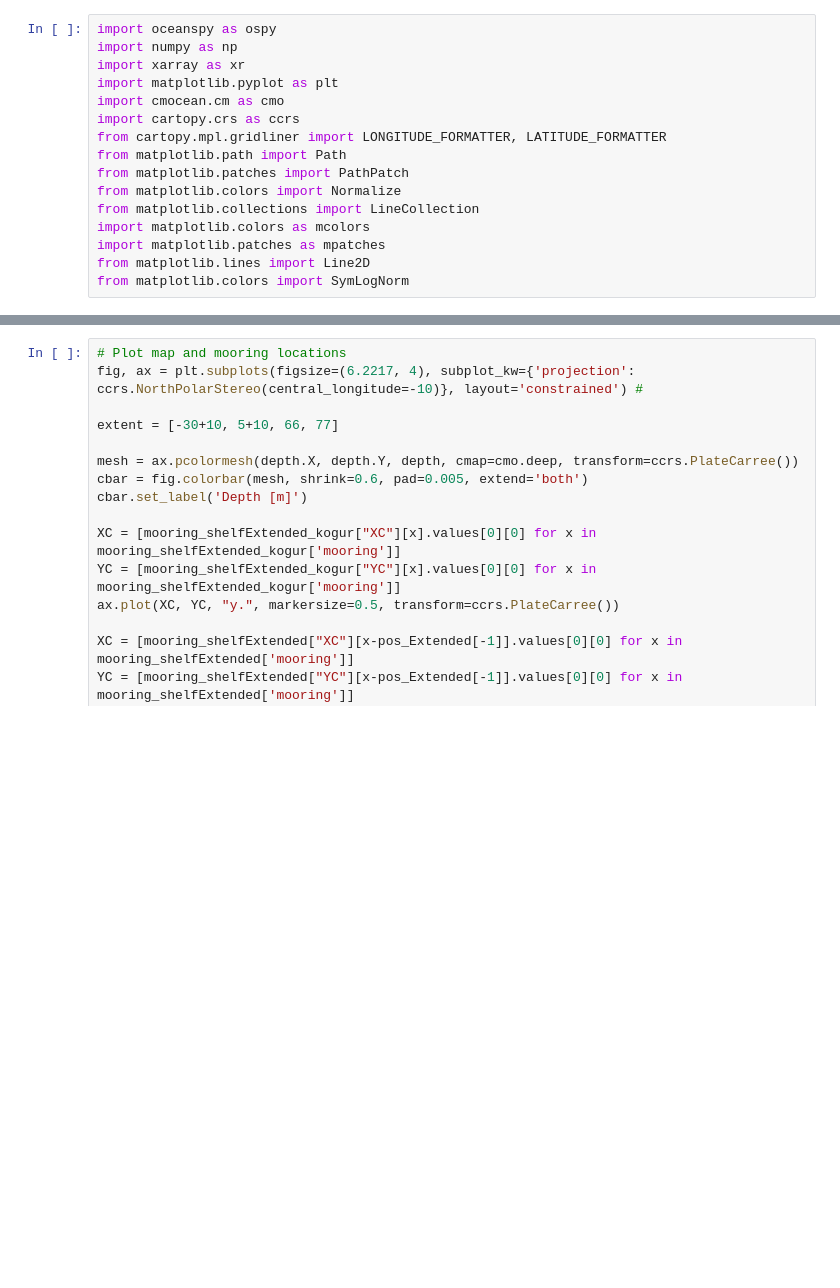
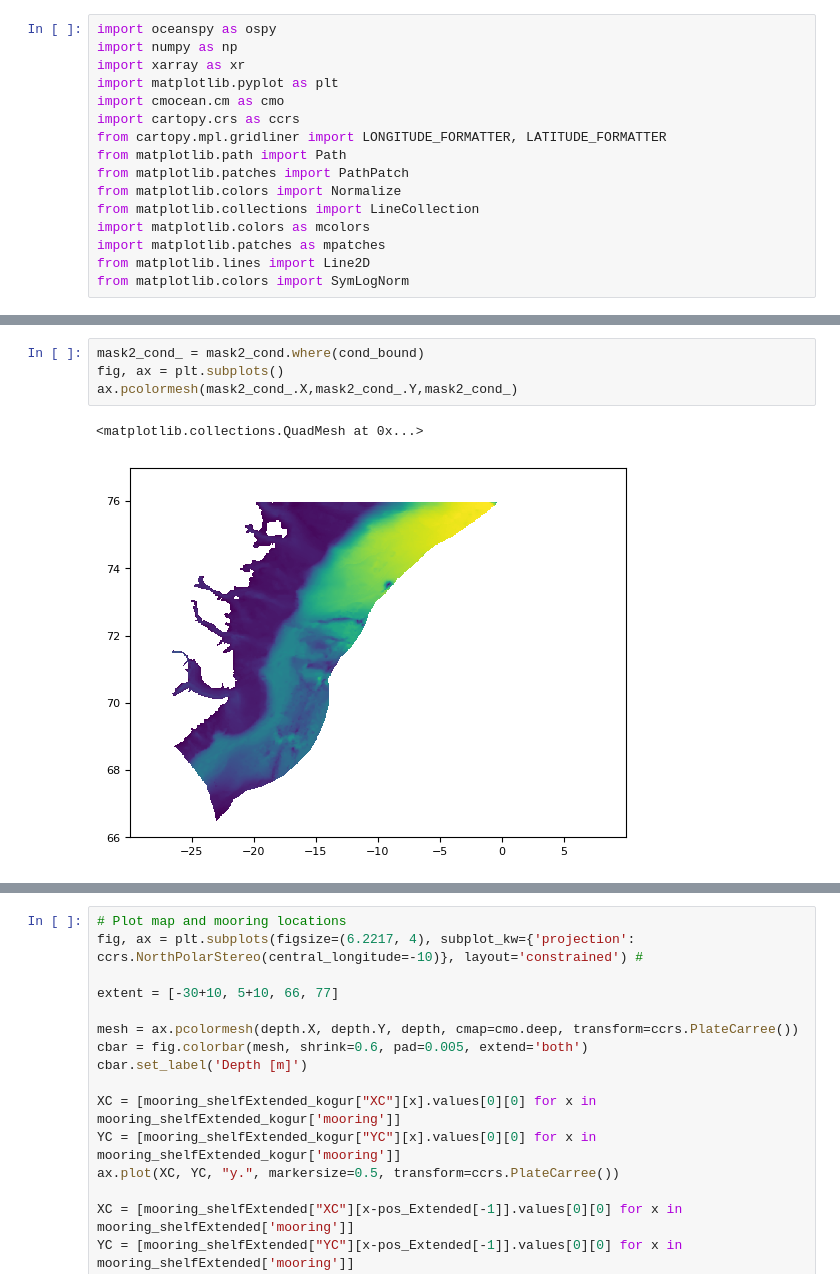
Before and after one commit to EirikKvamme/MScEirik, a Jupyter notebook: FW_budget/Full_FW_budget_76N.ipynb, the cells around one changed output, grey strips where cells are left out. Saved outputs shown, nothing was run; the diff lists cells and outputs as text; blank space fills up the shorter version.

```diff
--- a/FW_budget/Full_FW_budget_76N.ipynb
+++ b/FW_budget/Full_FW_budget_76N.ipynb
@@ -175,0 +182,7 @@ Text(0.5, 1.0, 'Masked Data')
+# %%
+mask2_cond_ = mask2_cond.where(cond_bound)
+fig, ax = plt.subplots()
+ax.pcolormesh(mask2_cond_.X,mask2_cond_.Y,mask2_cond_)
+# %% [output]
+<matplotlib.collections.QuadMesh at 0x...>
+[figure, added]
```
Also changed, not shown: parts of 30 cells of this notebook.
